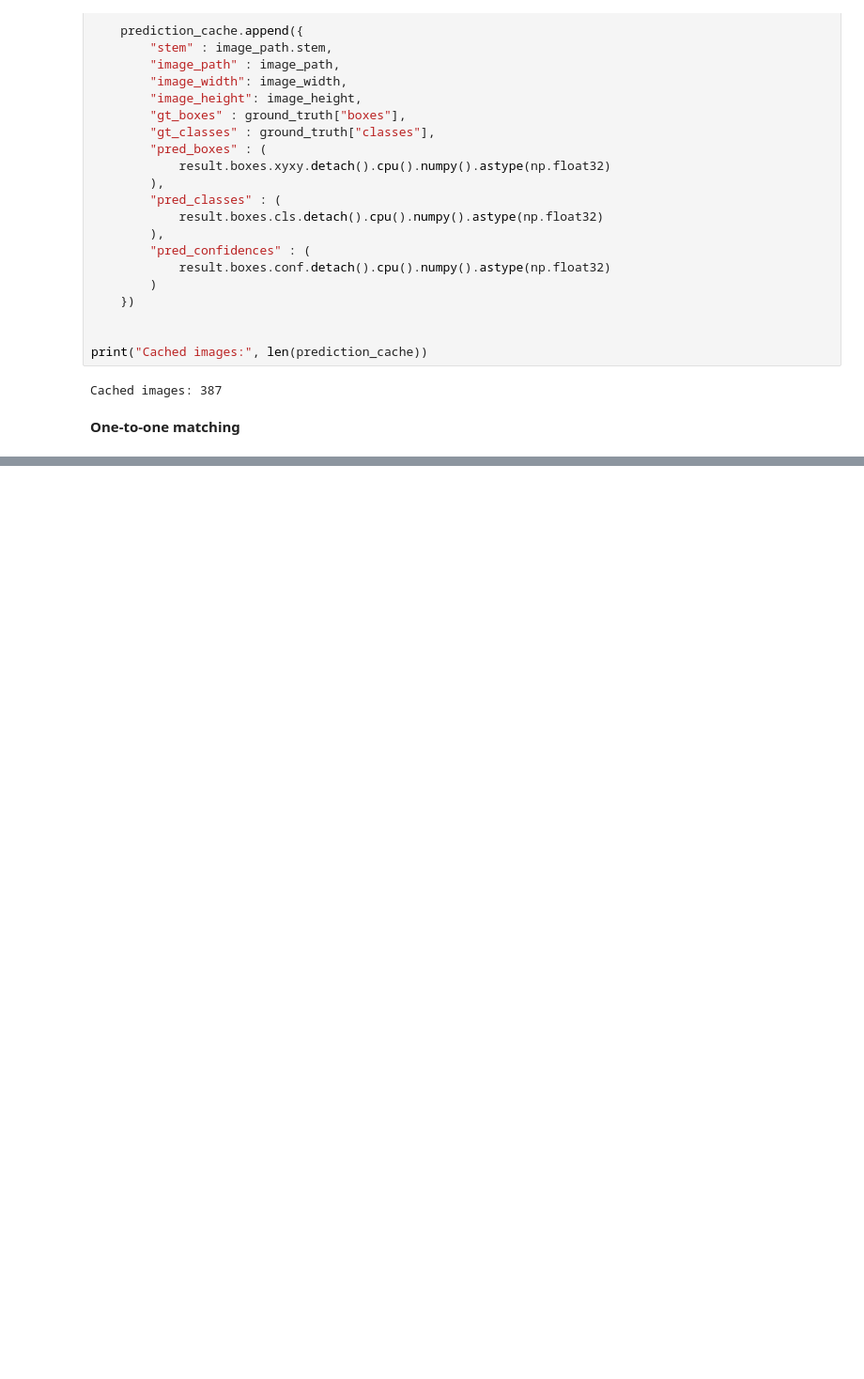
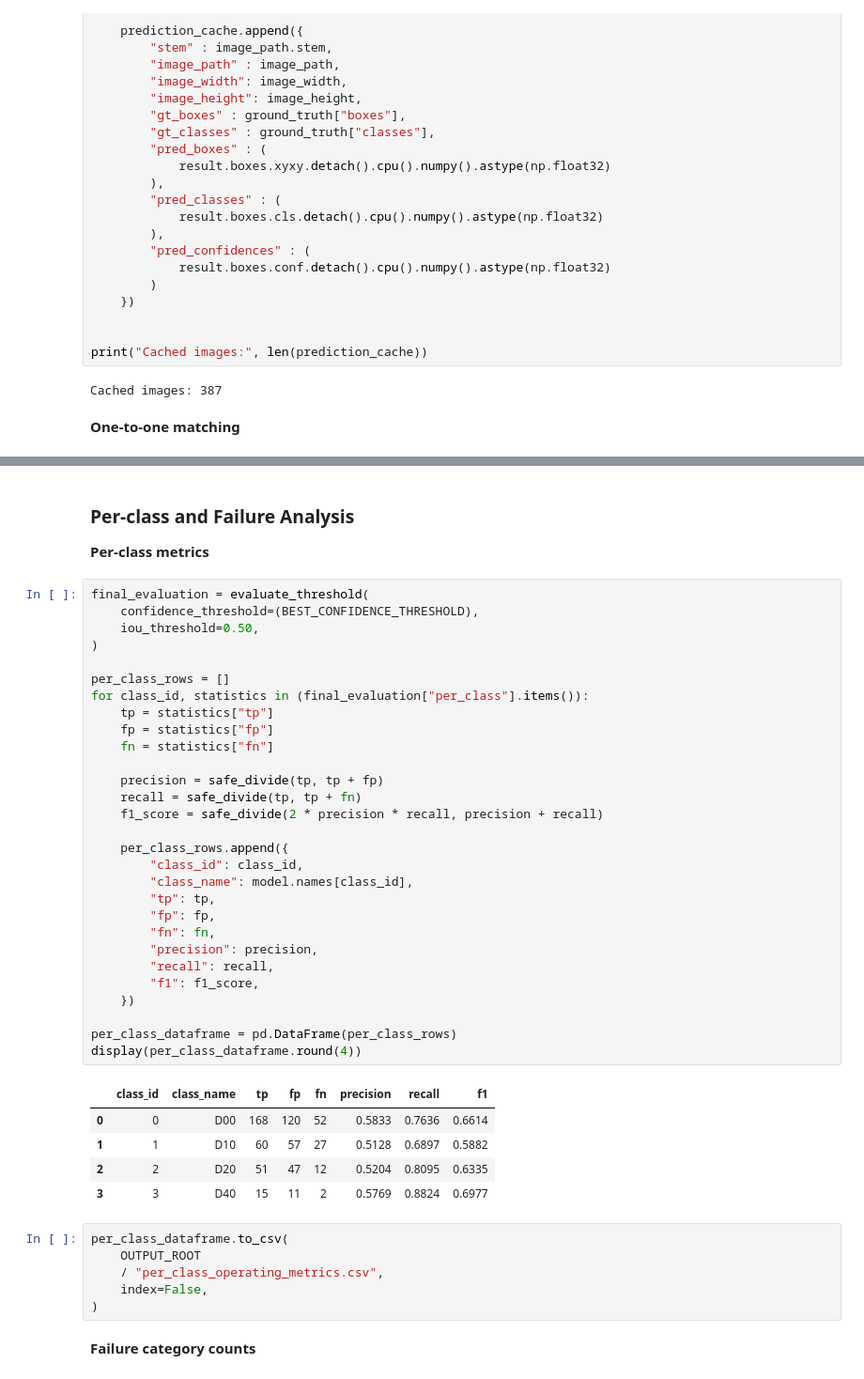
Before and after one commit to mdmohsin212/modern-vision-multimodal-lab, a Jupyter notebook: Vision/01_object_detection/notebooks/error_analysis_video_onnx_exam.ipynb, the cells around one changed output, grey strips where cells are left out. Shown at 94% size. Cells and saved outputs as stored; diff of their text form; blank space fills up the shorter version.

Commit message:
Per-class and Failure Analysis

```diff
--- a/Vision/01_object_detection/notebooks/error_analysis_video_onnx_exam.ipynb
+++ b/Vision/01_object_detection/notebooks/error_analysis_video_onnx_exam.ipynb
@@ -380,0 +525,47 @@ def match_image(item, confidence_threshold, iou_threshold=0.50):
+# %% [markdown]
+### Per-class and Failure Analysis
+
+**Per-class metrics**
+# %%
+final_evaluation = evaluate_threshold(
+    confidence_threshold=(BEST_CONFIDENCE_THRESHOLD),
+    iou_threshold=0.50,
+)
+
+per_class_rows = []
+for class_id, statistics in (final_evaluation["per_class"].items()):
+    tp = statistics["tp"]
+    fp = statistics["fp"]
+    fn = statistics["fn"]
+
+    precision = safe_divide(tp, tp + fp)
+    recall = safe_divide(tp, tp + fn)
+    f1_score = safe_divide(2 * precision * recall, precision + recall)
+
+    per_class_rows.append({
+        "class_id": class_id,
+        "class_name": model.names[class_id],
+        "tp": tp,
+        "fp": fp,
+        "fn": fn,
+        "precision": precision,
+        "recall": recall,
+        "f1": f1_score,
+    })
+
+per_class_dataframe = pd.DataFrame(per_class_rows)
+display(per_class_dataframe.round(4))
+# %% [output]
+|  | class_id | class_name | tp | fp | fn | precision | recall | f1 |
+| 0 | 0 | D00 | 168 | 120 | 52 | 0.5833 | 0.7636 | 0.6614 |
+| 1 | 1 | D10 | 60 | 57 | 27 | 0.5128 | 0.6897 | 0.5882 |
+| 2 | 2 | D20 | 51 | 47 | 12 | 0.5204 | 0.8095 | 0.6335 |
+| 3 | 3 | D40 | 15 | 11 | 2 | 0.5769 | 0.8824 | 0.6977 |
+# %%
+per_class_dataframe.to_csv(
+    OUTPUT_ROOT
+    / "per_class_operating_metrics.csv",
+    index=False,
+)
+# %% [markdown]
+**Failure category counts**
```
Also changed, not shown: parts of 9 cells of this notebook.
